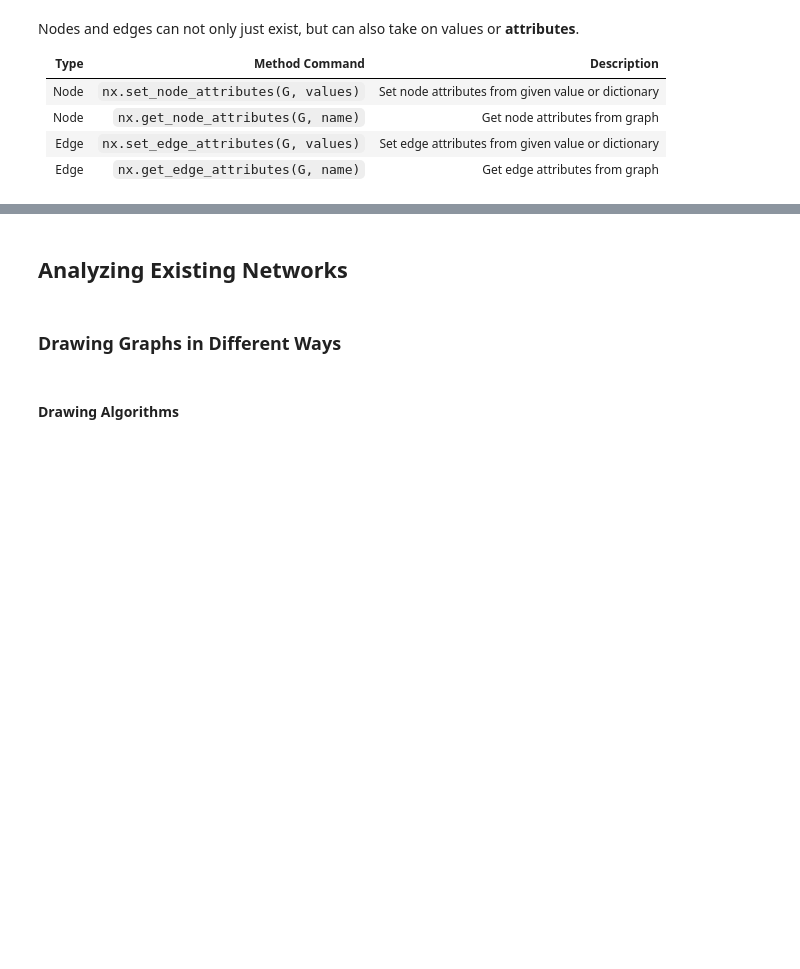
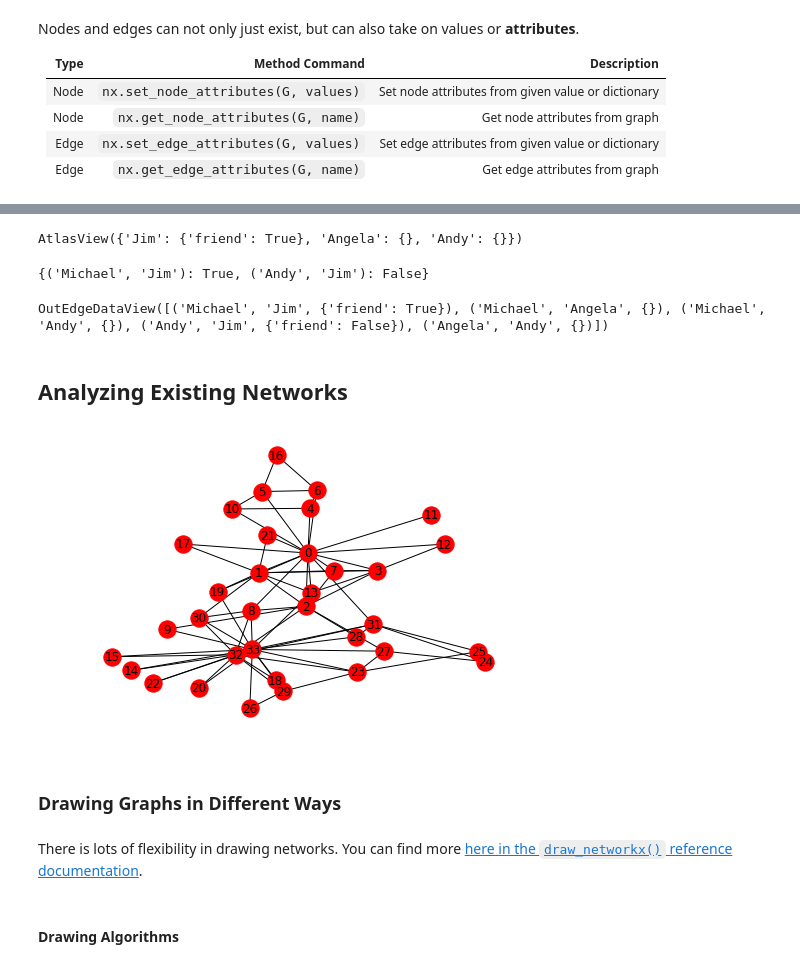
Before and after one commit to erictleung/lecture-python-bash, a Jupyter notebook: notebooks/network_outline.ipynb, the cells around one changed output, grey strips where cells are left out. Cells and saved outputs as stored; diff of their text form; code cells hidden in the pictures; blank space fills up the shorter version.

```diff
--- a/notebooks/network_outline.ipynb
+++ b/notebooks/network_outline.ipynb
@@ -94,0 +156,9 @@ Nodes and edges can not only just exist, but can also take on values or **attrib
+# %%
+# Add attributes for the nodes themselves
+DG.node["Michael"]["job"] = "Director"
+
+# Another way to add attributes with the node
+DG.add_node("Kelly", job="Rep")
+
+# Or using dictionary with key being node with attribute-key pairs
+nx.set_node_attributes(DG, {"Jim": {"job": "Assistant"}, "Andy": {"job": "Associate"}})
@@ -99,4 +180,38 @@ Nodes and edges can not only just exist, but can also take on values or **attrib
+# %%
+# Add attributes for the nodes themselves
+# Note: older version may allow
+#   >>> DG.edges["Michael"]["Jim"]["friend"] = True
+DG.edges["Michael", "Jim"]["friend"] = True
+
+# Another way to add attributes with the node
+DG.add_edge("Andy", "Jim", friend=False)
+
+# Add multiple attributes with dictionary
+# Note: older version may use set_edge_attributes
+#   >>> nx.set_edge_attributes(DG, "friend", {("Jim", "Andy"): True, ("Kelly", "Andy"): True})
+nx.set_edge_attributes(DG,{("Jim", "Andy"): {"friend": True}, ("Kelly", "Andy"): {"friend": True}})
+# %%
+# Look up attributes with names of nodes
+DG["Michael"]
+# %% [output]
+AtlasView({'Jim': {'friend': True}, 'Angela': {}, 'Andy': {}})
+# %%
+# Another way to get all edges by name
+nx.get_edge_attributes(DG, "friend")
+# %% [output]
+{('Michael', 'Jim'): True, ('Andy', 'Jim'): False}
+# %%
+# Taking a look at all edges and attributes
+DG.edges(data=True)
+# %% [output]
+OutEdgeDataView([('Michael', 'Jim', {'friend': True}), ('Michael', 'Angela', {}), ('Michael', 'Andy', {}), ('Andy', 'Jim', {'friend': False}), ('Angela', 'Andy', {})])
 # %% [markdown]
 ## Analyzing Existing Networks
+# %%
+# Use example social network of karate club
+KG = nx.karate_club_graph()
+nx.draw(KG, with_labels=True)
+# %% [output]
+[figure, added]
 # %% [markdown]
 ### Drawing Graphs in Different Ways
@@ -105,2 +218,4 @@ DS = nx.davis_southern_women_graph()
+# %% [markdown]
+There is lots of flexibility in drawing networks. You can find more [here in the `draw_networkx()` reference documentation](https://networkx.github.io/documentation/networkx-1.10/reference/generated/networkx.drawing.nx_pylab.draw_networkx.html).
 # %% [markdown]
 #### Drawing Algorithms
```
Also changed, not shown: parts of 64 cells of this notebook.
